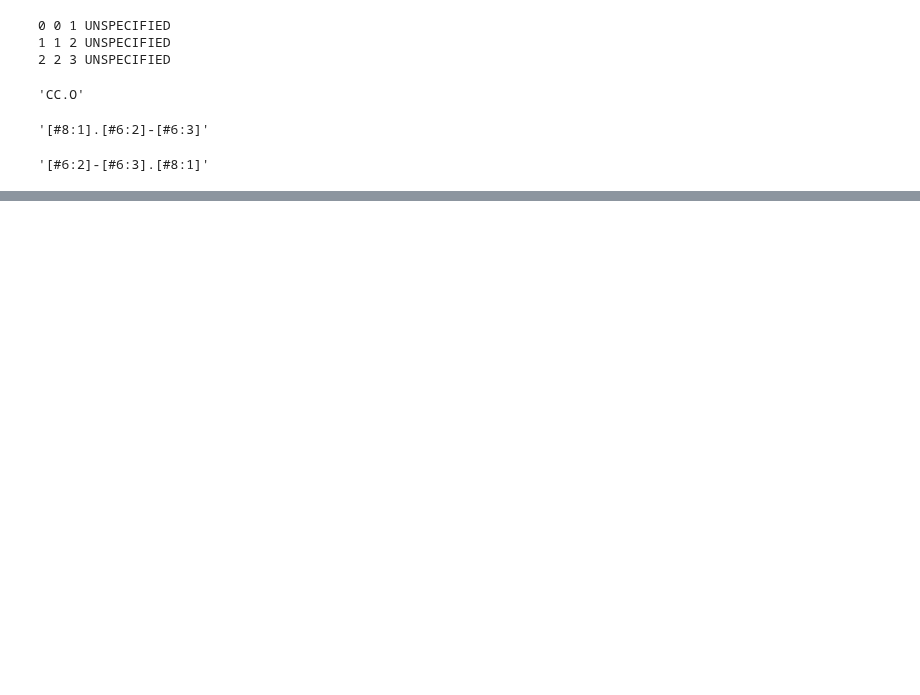
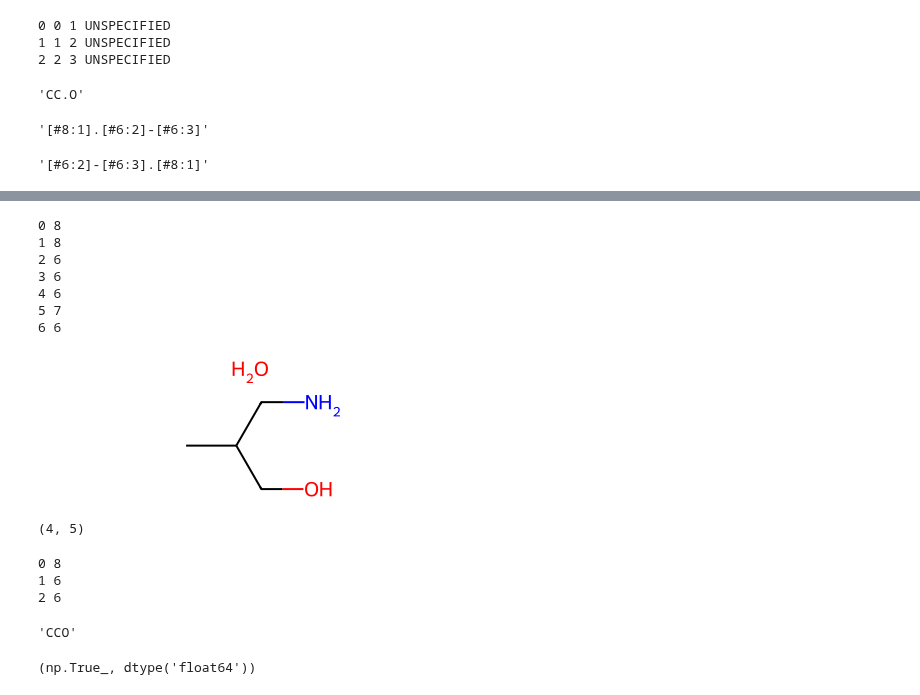
Before and after one commit to stefanpate/coarse-grain-rxns, a Jupyter notebook: notebooks/frag_by_aidxs.ipynb, the cells around one changed output, grey strips where cells are left out. Drawn from its saved outputs; the diff is of its cells as text; code cells hidden in the pictures; blank space fills up the shorter version.

```diff
--- a/notebooks/frag_by_aidxs.ipynb
+++ b/notebooks/frag_by_aidxs.ipynb
@@ -260,0 +289,30 @@ mol
+# %%
+combo3 = Chem.CombineMols(Chem.MolFromSmiles('O'), Chem.MolFromSmiles('OCC(CN)C'))
+for atom in combo3.GetAtoms():
+    print(atom.GetIdx(), atom.GetAtomicNum())
+combo3
+# %% [output]
+0 8
+1 8
+2 6
+3 6
+4 6
+5 7
+6 6
+[figure, added]
+# %%
+Chem.GetShortestPath(combo3, 4, 5)
+# %% [output]
+(4, 5)
+# %%
+mol = Chem.MolFromSmiles('OCC')
+for atom in mol.GetAtoms():
+    print(atom.GetIdx(), atom.GetAtomicNum())
+# %% [output]
+0 8
+1 6
+2 6
+# %%
+Chem.MolToSmiles(Chem.MolFromSmiles('OCC'))
+# %% [output]
+'CCO'
@@ -260,0 +321,5 @@ mol
+# %%
+foo = np.array([1, 2, 1.5])
+(foo == foo).all(), foo.dtype
+# %% [output]
+(np.True_, dtype('float64'))
```
Also changed, not shown: parts of 14 cells of this notebook, 6 other files.
